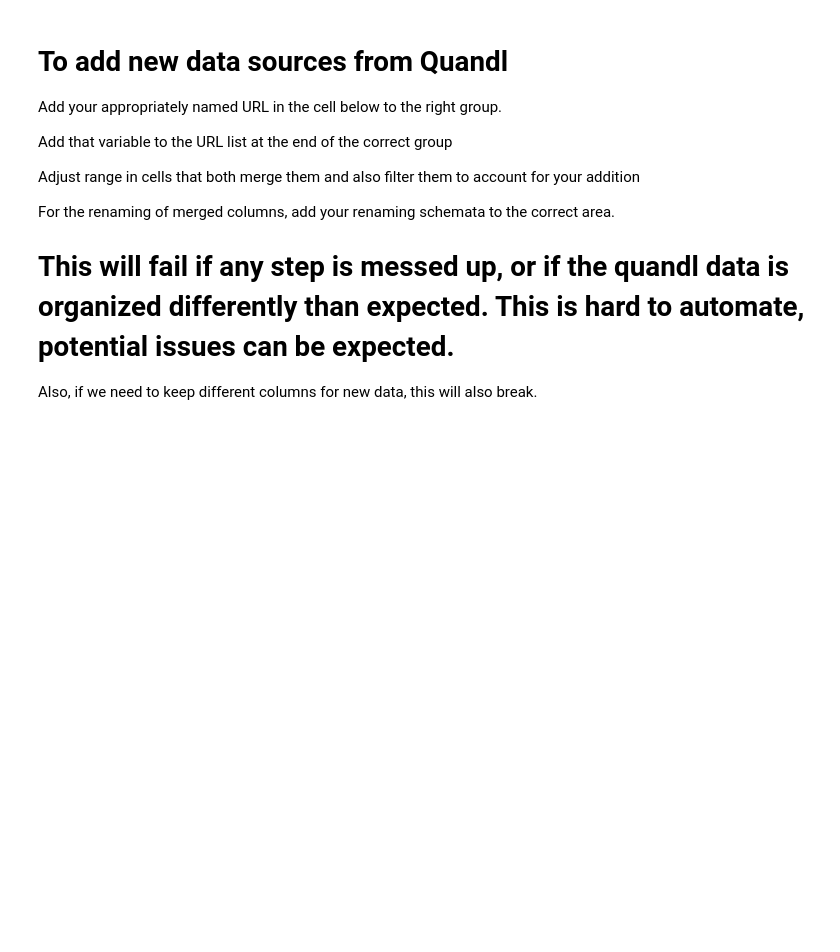
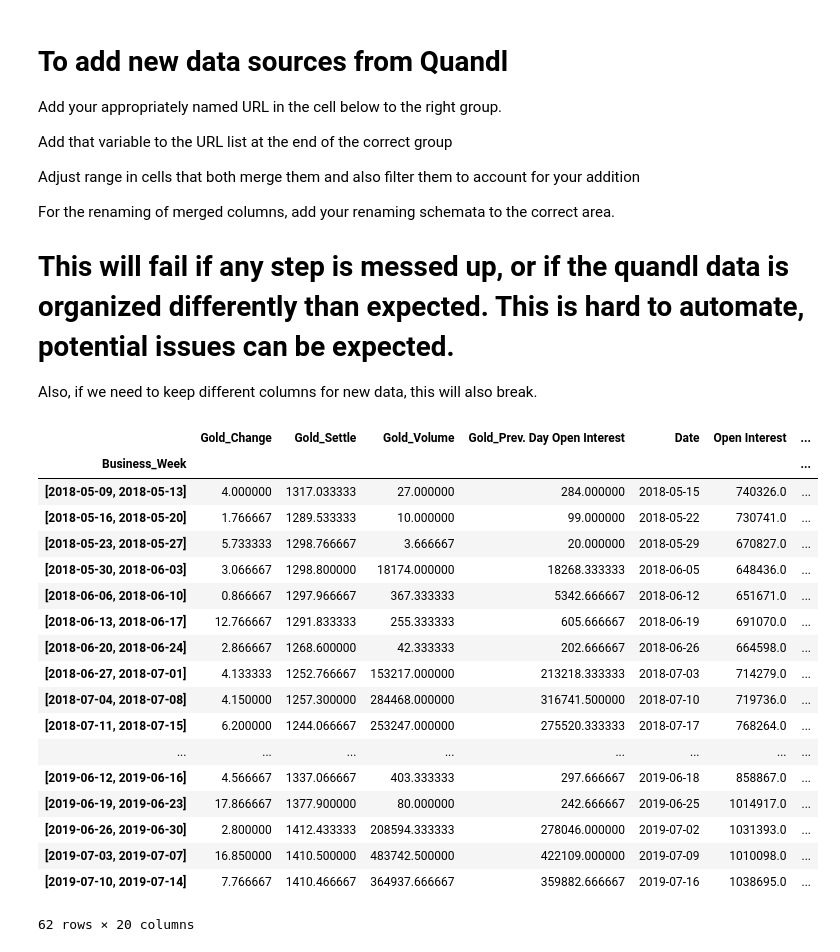
Before and after one commit to CaptainPica/Precious_Metals_Trading, a Jupyter notebook: notebooks/API Data Load In.ipynb, the cells around one changed output. Cells and saved outputs as stored; diff of their text form; code cells hidden in the pictures; blank space fills up the shorter version.

```diff
--- a/notebooks/API Data Load In.ipynb
+++ b/notebooks/API Data Load In.ipynb
@@ -54,8 +54,8 @@ for i in range(5):
 # Cell to prune Group 2
 money_namer = {5:"USD",6:"ZAR"}
 for i in range(5,7):
-    pruned_list[i] = df_list[i][["Date","Change","Settle","Volume","Wave"]]
-    pruned_list[i].columns = ["Date",f"{money_namer[i]}_Change",f"{money_namer[i]}_Settle",f"{money_namer[i]}_Volume",f"{money_namer[i]}_Wave"]
+    pruned_list[i] = df_list[i][["Date","Change","Settle","Volume","Wave","Prev. Day Open Interest"]]
+    pruned_list[i].columns = ["Date",f"{money_namer[i]}_Change",f"{money_namer[i]}_Settle",f"{money_namer[i]}_Volume",f"{money_namer[i]}_Wave",f"{money_namer[i]}_Prev. Day Open Interest"]
 # %%
 for i in range(7,11):
     pruned_list[i] = df_list[i][["Date","Open Interest"]]
@@ -63,22 +63,22 @@ for i in range(7,11):
 # Only works for days that are Tuesday releases on their latest and most recent
 # will need to add code to adjust for late releases because of Holidays
 cut_off_date = df_list[len(df_list)-1]["Date"][len(df_list[len(df_list)-1].index)-1]
-cut_off_date = (datetime.strptime(cut_off_date,"%Y-%m-%d") - timedelta(days=8))
+cut_off_date = (datetime.strptime(cut_off_date,"%Y-%m-%d") - timedelta(days=6))
 cut_off_date = cut_off_date.strftime("%Y-%m-%d")
-recent_off_date = df_list[len(df_list)-1]["Date"][0]
-recent_off_date = (datetime.strptime(recent_off_date,"%Y-%m-%d") - timedelta(days=4))
-recent_off_date = recent_off_date.strftime("%Y-%m-%d")
+# recent_off_date = df_list[len(df_list)-1]["Date"][0]
+# recent_off_date = (datetime.strptime(recent_off_date,"%Y-%m-%d") - timedelta(days=4))
+# recent_off_date = recent_off_date.strftime("%Y-%m-%d")
 # %%
 for i in range(7):
     pruned_list[i] = pruned_list[i].loc[pruned_list[i]["Date"]>=cut_off_date]
-    pruned_list[i] = pruned_list[i].loc[pruned_list[i]["Date"]<=recent_off_date]
+#     pruned_list[i] = pruned_list[i].loc[pruned_list[i]["Date"]<=recent_off_date]
 # %%
 tuple_list = [((datetime.strptime(cut_off_date,"%Y-%m-%d")+timedelta(days=(w*7))),(datetime.strptime(cut_off_date,"%Y-%m-%d")+timedelta(days=(w*7 + 4)))) for w in range(len(df_list[len(df_list)-1].index))]
 cut_bins = pd.IntervalIndex.from_tuples(tuple_list,closed="both")
 # %%
 for bin_candidate in range(7):
     bins = pd.cut(pruned_list[bin_candidate]["Date"],cut_bins)
-    pruned_list[bin_candidate] = pruned_list[bin_candidate].groupby(bins).mean()
+    pruned_list[bin_candidate] = pruned_list[bin_candidate].groupby(bins).agg()
     pruned_list[bin_candidate] = pruned_list[bin_candidate].assign(Date=list(pruned_list[len(pruned_list)-1]["Date"].iloc[::-1]))
     pruned_list[bin_candidate].index.names = ["Business_Week"]
 # %%
@@ -88,3 +88,25 @@ merged_list = [pruned_list[i].\
     merge(pruned_list[5], on = "Date", how = "inner").\
     merge(pruned_list[6], on = "Date", how = "inner").\
     set_index(pruned_list[i].index) for i in range(4)]
+# %%
+merged_list[0].tail(62)
+# %% [output]
+|  | Gold_Change | Gold_Settle | Gold_Volume | Gold_Prev. Day Open Interest | Date | Open Interest | ... |
+| Business_Week |  |  |  |  |  |  | ... |
+| [2018-05-09, 2018-05-13] | 4.000000 | 1317.033333 | 27.000000 | 284.000000 | 2018-05-15 | 740326.0 | ... |
+| [2018-05-16, 2018-05-20] | 1.766667 | 1289.533333 | 10.000000 | 99.000000 | 2018-05-22 | 730741.0 | ... |
+| [2018-05-23, 2018-05-27] | 5.733333 | 1298.766667 | 3.666667 | 20.000000 | 2018-05-29 | 670827.0 | ... |
+| [2018-05-30, 2018-06-03] | 3.066667 | 1298.800000 | 18174.000000 | 18268.333333 | 2018-06-05 | 648436.0 | ... |
+| [2018-06-06, 2018-06-10] | 0.866667 | 1297.966667 | 367.333333 | 5342.666667 | 2018-06-12 | 651671.0 | ... |
+| [2018-06-13, 2018-06-17] | 12.766667 | 1291.833333 | 255.333333 | 605.666667 | 2018-06-19 | 691070.0 | ... |
+| [2018-06-20, 2018-06-24] | 2.866667 | 1268.600000 | 42.333333 | 202.666667 | 2018-06-26 | 664598.0 | ... |
+| [2018-06-27, 2018-07-01] | 4.133333 | 1252.766667 | 153217.000000 | 213218.333333 | 2018-07-03 | 714279.0 | ... |
+| [2018-07-04, 2018-07-08] | 4.150000 | 1257.300000 | 284468.000000 | 316741.500000 | 2018-07-10 | 719736.0 | ... |
+| [2018-07-11, 2018-07-15] | 6.200000 | 1244.066667 | 253247.000000 | 275520.333333 | 2018-07-17 | 768264.0 | ... |
+| ... | ... | ... | ... | ... | ... | ... | ... |
+| [2019-06-12, 2019-06-16] | 4.566667 | 1337.066667 | 403.333333 | 297.666667 | 2019-06-18 | 858867.0 | ... |
+| [2019-06-19, 2019-06-23] | 17.866667 | 1377.900000 | 80.000000 | 242.666667 | 2019-06-25 | 1014917.0 | ... |
+| [2019-06-26, 2019-06-30] | 2.800000 | 1412.433333 | 208594.333333 | 278046.000000 | 2019-07-02 | 1031393.0 | ... |
+| [2019-07-03, 2019-07-07] | 16.850000 | 1410.500000 | 483742.500000 | 422109.000000 | 2019-07-09 | 1010098.0 | ... |
+| [2019-07-10, 2019-07-14] | 7.766667 | 1410.466667 | 364937.666667 | 359882.666667 | 2019-07-16 | 1038695.0 | ... |
+62 rows × 20 columns
```
Also changed, not shown: parts of 4 cells of this notebook, 4 other files.
